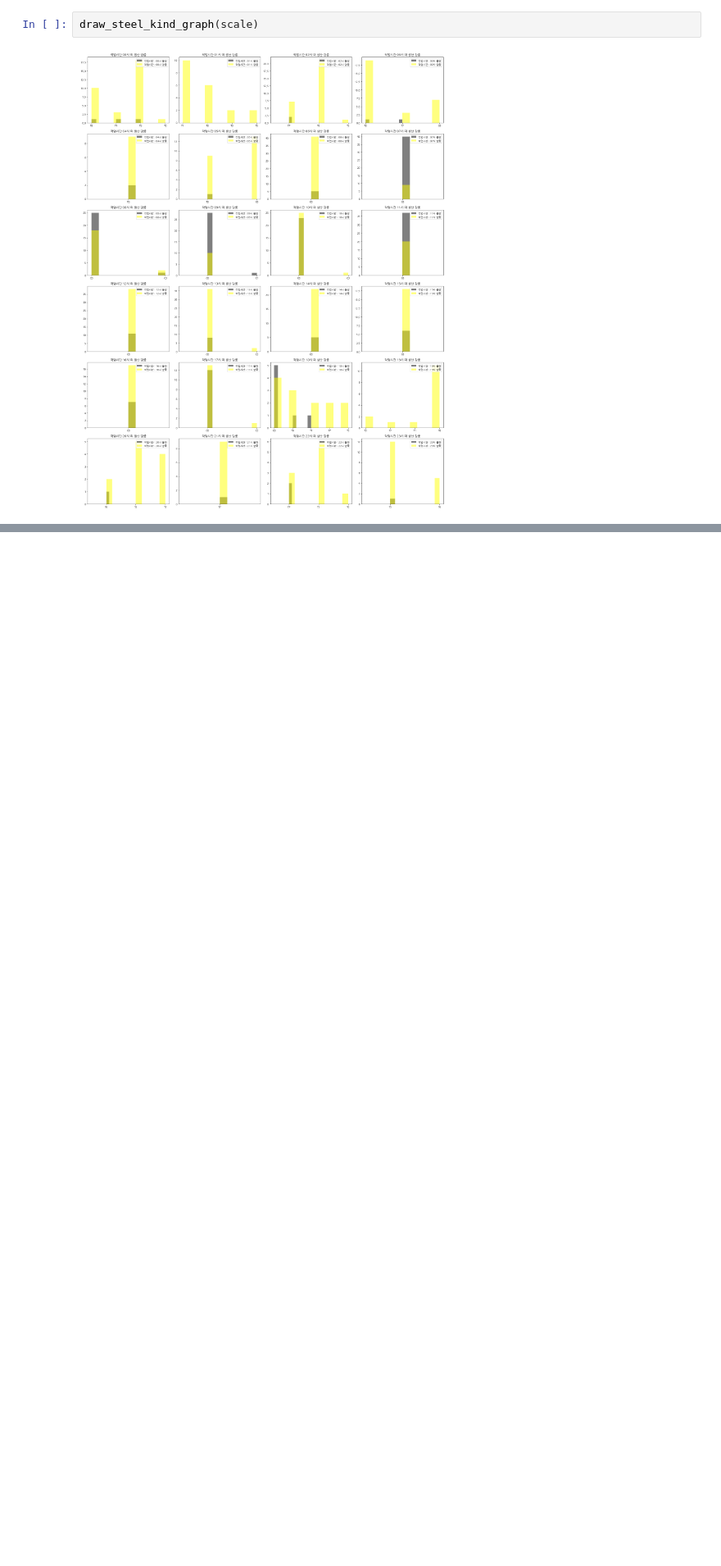
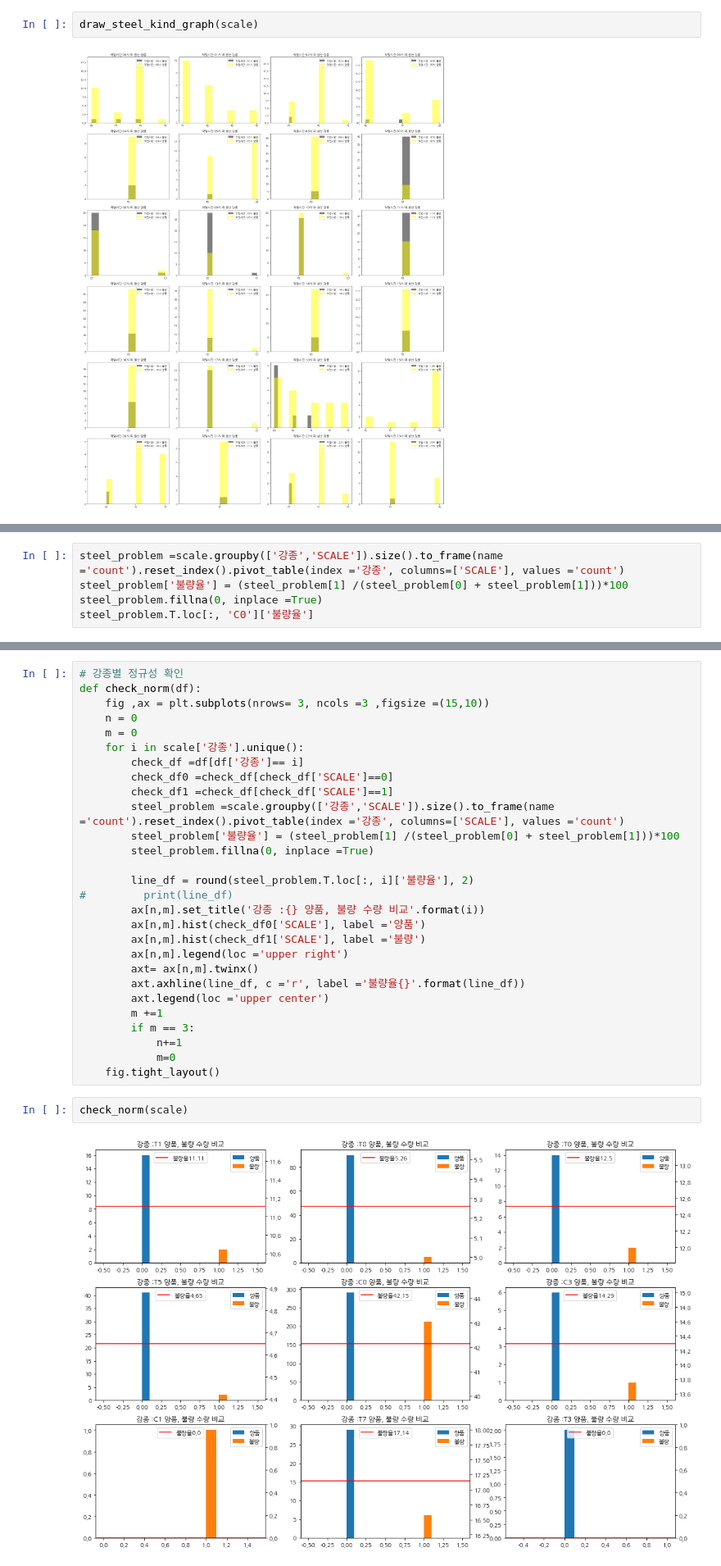
Before and after one commit to kimjihan07/POSCO-AI-Edu-steel-rolling, a Jupyter notebook: scale_issue_analysis.ipynb, the cells around one changed output, grey strips where cells are left out. Shown at 82% size. Saved outputs shown, nothing was run; the diff lists cells and outputs as text; blank space fills up the shorter version.

```diff
--- a/scale_issue_analysis.ipynb
+++ b/scale_issue_analysis.ipynb
@@ -375,0 +390,5 @@ draw_graph(scale, '19')
+# %%
+steel_problem =scale.groupby(['강종','SCALE']).size().to_frame(name ='count').reset_index().pivot_table(index ='강종', columns=['SCALE'], values ='count')
+steel_problem['불량율'] = (steel_problem[1] /(steel_problem[0] + steel_problem[1]))*100
+steel_problem.fillna(0, inplace =True)
+steel_problem.T.loc[:, 'C0']['불량율']
@@ -375,0 +397,32 @@ draw_graph(scale, '19')
+# %%
+# 강종별 정규성 확인
+def check_norm(df):
+    fig ,ax = plt.subplots(nrows= 3, ncols =3 ,figsize =(15,10))
+    n = 0
+    m = 0
+    for i in scale['강종'].unique():
+        check_df =df[df['강종']== i]
+        check_df0 =check_df[check_df['SCALE']==0]
+        check_df1 =check_df[check_df['SCALE']==1]
+        steel_problem =scale.groupby(['강종','SCALE']).size().to_frame(name ='count').reset_index().pivot_table(index ='강종', columns=['SCALE'], values ='count')
+        steel_problem['불량율'] = (steel_problem[1] /(steel_problem[0] + steel_problem[1]))*100
+        steel_problem.fillna(0, inplace =True)
+
+        line_df = round(steel_problem.T.loc[:, i]['불량율'], 2)
+#         print(line_df)
+        ax[n,m].set_title('강종 :{} 양품, 불량 수량 비교'.format(i))
+        ax[n,m].hist(check_df0['SCALE'], label ='양품')
+        ax[n,m].hist(check_df1['SCALE'], label ='불량')
+        ax[n,m].legend(loc ='upper right')
+        axt= ax[n,m].twinx()
+        axt.axhline(line_df, c ='r', label ='불량율{}'.format(line_df))
+        axt.legend(loc ='upper center')
+        m +=1
+        if m == 3:
+            n+=1
+            m=0
+    fig.tight_layout()
+# %%
+check_norm(scale)
+# %% [output]
+[figure, added]
```
Also changed, not shown: parts of 11 cells of this notebook.
